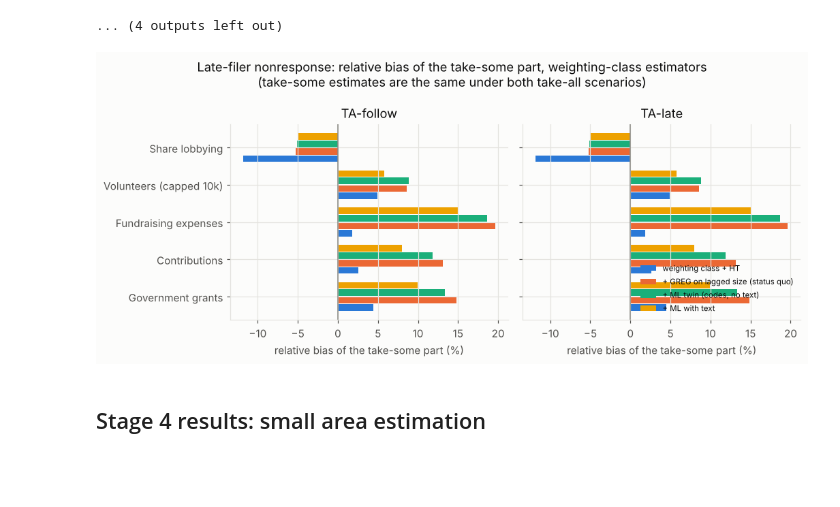
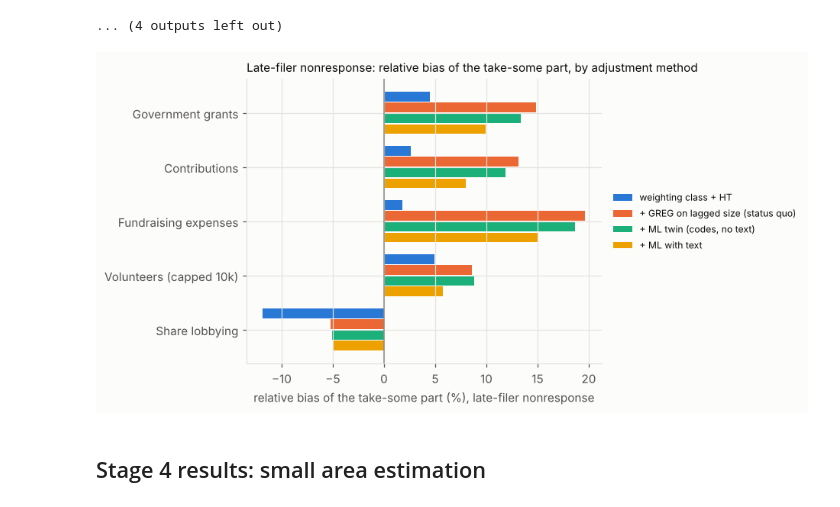
Before and after one commit to hananather/hananather, a Jupyter notebook: _research/embedding-auxiliary-variables/notebooks/04_protocol_nonresponse_and_sae.ipynb, the cells around one changed output. Drawn from its saved outputs; the diff is of its cells as text; code cells hidden in the pictures; blank space fills up the shorter version.

Commit message:
Figure fixes: NR bias single panel, SAE log-log, legends outside
Co-Authored-By: Claude Opus 5.5 <noreply@anthropic.com>
Claude-Session: https://claude.ai/code/session_01Rdc8Dubdn3eNWkLP5jGKkY

```diff
--- a/_research/embedding-auxiliary-variables/notebooks/04_protocol_nonresponse_and_sae.ipynb
+++ b/_research/embedding-auxiliary-variables/notebooks/04_protocol_nonresponse_and_sae.ipynb
@@ -284,24 +284,22 @@ TA-late, secondary: vs status quo GREG: FAIL
 ... (4 outputs left out)
 # %%
 if len(nr):
-    fig, axes = plt.subplots(1, 2, figsize=(9.6, 4.2), sharey=True)
+    # take-some estimates do not depend on the take-all scenario (D-29), so one panel suffices
+    fig, ax = plt.subplots(figsize=(8.6, 4.4))
     arms = ["NR_rhg_HT", "NR_SQ_rhg_GREG_size_cat@F1p", "NR_rhg_MCAL_bmfmax@F1p", "NR_rhg_MCAL_bmfmax@F1p+Estar"]
     names = ["weighting class + HT", "+ GREG on lagged size (status quo)", "+ ML twin (codes, no text)", "+ ML with text"]
-    for ax, scen in zip(axes, ["follow", "late"]):  # identical by construction; both shown as a check
-        if not (nr.scenario == scen).any():
-            continue
-        m = nr[nr.scenario == scen].set_index(["estimator", "y"]).rb_pct_ts
-        yy = np.arange(len(S6_Y))
-        for j, (a, nm) in enumerate(zip(arms, names)):
-            ax.barh(yy + (j - 1.5) * 0.2, [m[(a, y)] for y in S6_Y], height=0.18, color=plotstyle.SERIES[j], label=nm)
-        ax.axvline(0, color=plotstyle.NEUTRAL, lw=1)
-        ax.set_yticks(yy); ax.set_yticklabels([Y_LABEL.get(y, y) for y in S6_Y]); ax.invert_yaxis()
-        ax.set_title(f"TA-{scen}"); ax.set_xlabel("relative bias of the take-some part (%)")
-    axes[-1].legend(fontsize=7.5, loc="lower right")
-    fig.suptitle("Late-filer nonresponse: relative bias of the take-some part, weighting-class estimators\n(take-some estimates are the same under both take-all scenarios)")
-    plt.tight_layout(); plt.savefig(f"{RES}/nr_bias.png", dpi=150); plt.show()
+    m = nr[nr.scenario == nr.scenario.iloc[0]].set_index(["estimator", "y"]).rb_pct_ts
+    yy = np.arange(len(S6_Y))
+    for j, (a, nm) in enumerate(zip(arms, names)):
+        ax.barh(yy + (j - 1.5) * 0.2, [m[(a, y)] for y in S6_Y], height=0.18, color=plotstyle.SERIES[j], label=nm)
+    ax.axvline(0, color=plotstyle.NEUTRAL, lw=1)
+    ax.set_yticks(yy); ax.set_yticklabels([Y_LABEL.get(y, y) for y in S6_Y]); ax.invert_yaxis()
+    ax.set_xlabel("relative bias of the take-some part (%), late-filer nonresponse")
+    ax.set_title("Late-filer nonresponse: relative bias of the take-some part, by adjustment method", loc="left", fontsize=10)
+    ax.legend(fontsize=8, loc="center left", bbox_to_anchor=(1.01, 0.5), frameon=False)
+    plt.tight_layout(); plt.savefig(f"{RES}/nr_bias.png", dpi=150, bbox_inches="tight"); plt.show()
 # %% [output]
-[figure, old version]
+[figure, new version]
 # %% [markdown]
 ## Stage 4 results: small area estimation
 # %%
```
Also changed, not shown: parts of 1 cell of this notebook, 7 other files.
